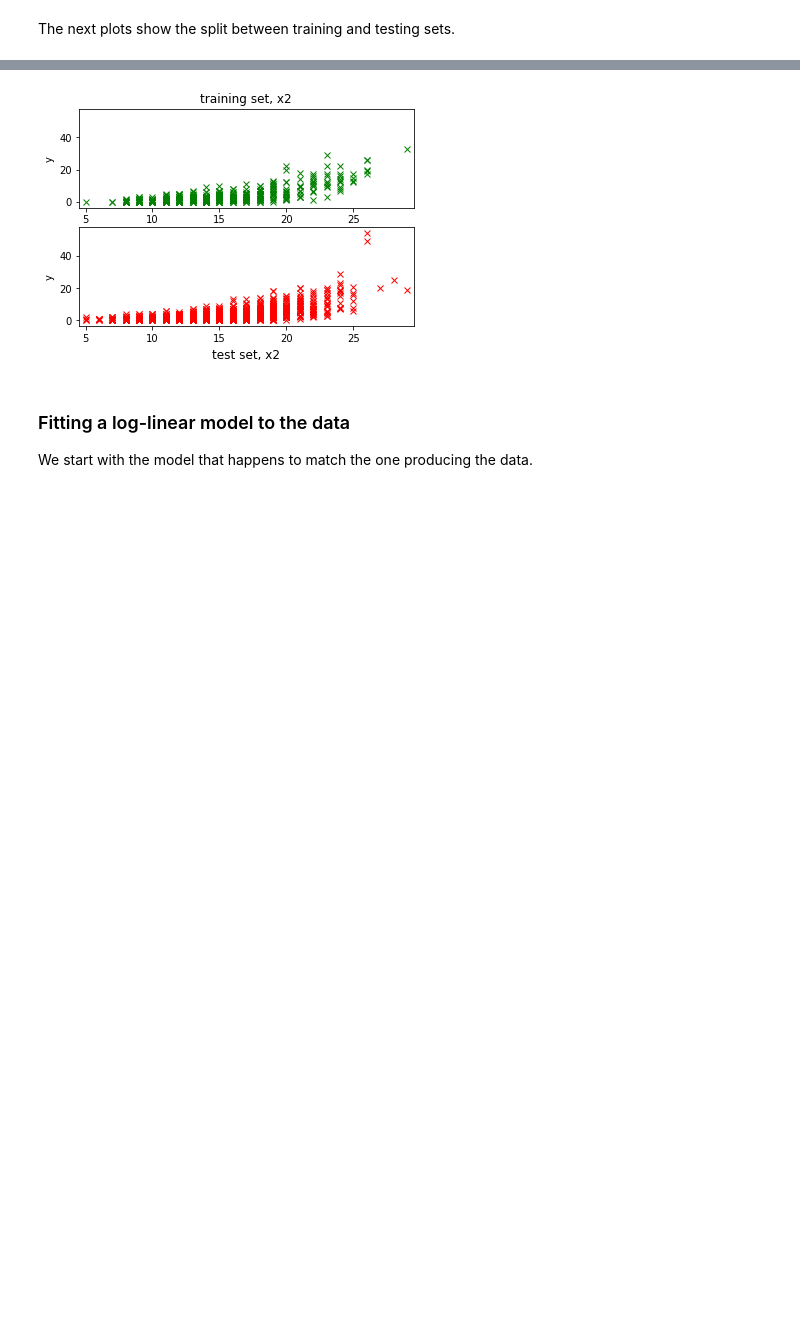
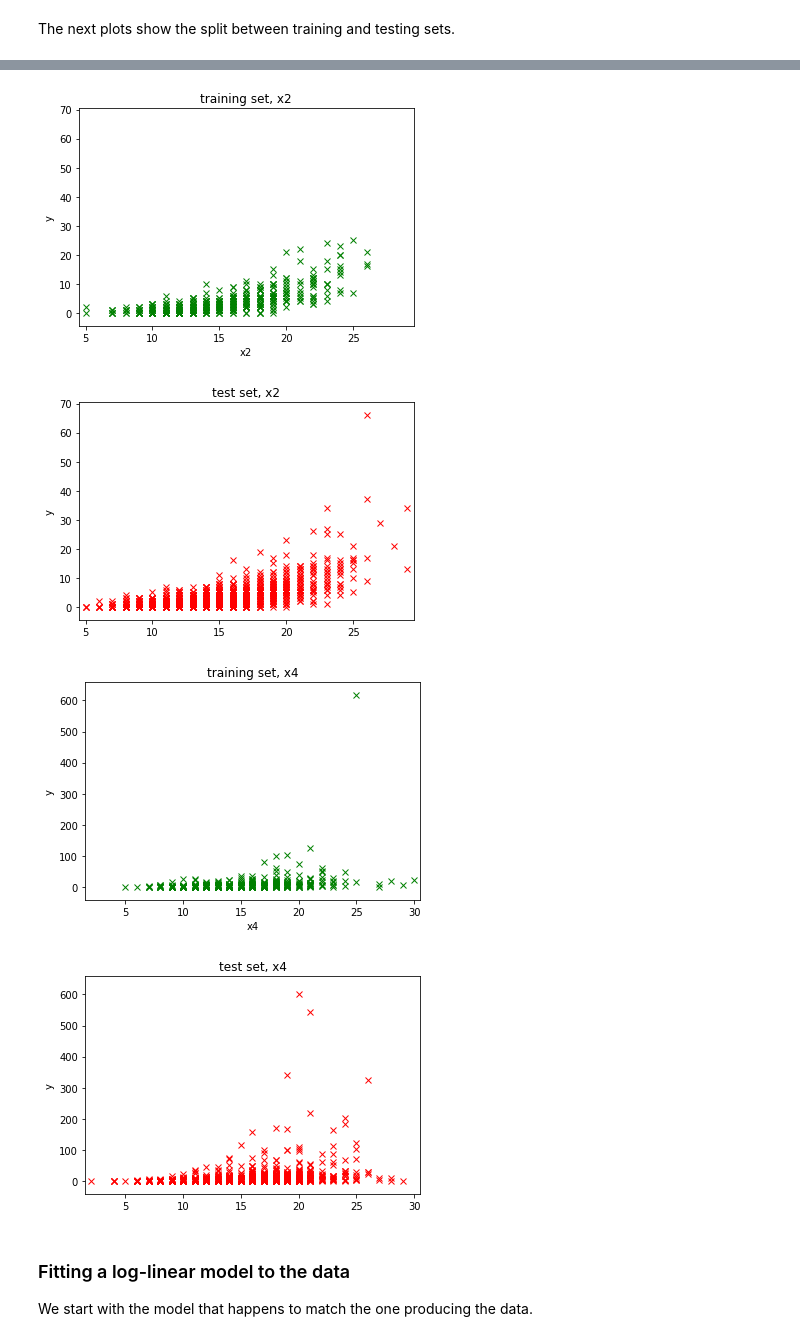
Before and after one commit to vuolankoinen/model-assumption-effects, a Jupyter notebook: simulate-log-linear-data.ipynb, the cells around one changed output, grey strips where cells are left out. Saved outputs shown, nothing was run; the diff lists cells and outputs as text; code cells hidden in the pictures; blank space fills up the shorter version.

```diff
--- a/simulate-log-linear-data.ipynb
+++ b/simulate-log-linear-data.ipynb
@@ -25,12 +25,19 @@ b0, b1, b2 = 0.1, -0.15, 0.2
 
 # Input variables
 np.random.seed(134)
+# narrower range
 x1 = np.random.normal(15,3, 4*samples)
 x2 = np.random.poisson(15, 4*samples)
 D = np.stack((x1,x2), axis=1)
 
+# wider range
+x3 = np.random.normal(15,9, 4*samples)
+x4 = np.random.poisson(15, 4*samples)
+D2 = np.stack((x3,x4), axis=1)
+
 # Output variables from log-linear model
 y = np.random.poisson([np.exp(b0+b1*x1[a]+b2*x2[a]) for a in range(4*samples)])
+y2 = np.random.poisson([np.exp(b0+b1*x3[a]+b2*x4[a]) for a in range(4*samples)])
 # %% [markdown]
 The following two plots show the simulated data, as output against each input variable. The continuous line shows the expectation level for the mean value of the other input parameter.
 # %%
@@ -51,5 +75,6 @@ plt.show()
 # %%
 train_X, test_X, train_y, test_y = skl.train_test_split(D, y, test_size=0.75)
+train_X2, test_X2, train_y2, test_y2 = skl.train_test_split(D2, y2, test_size=0.75)
 # %% [markdown]
 The next plots show the split between training and testing sets.
 # %%
@@ -72,20 +112,35 @@ plt.show()
 # %%
-plt.subplot(211)
 plt.plot(train_X[:,1],train_y, 'gx')
 plt.xlim(min(x2)-0.5, max(x2)+0.5)
 plt.ylim(min(y)-max(y)/15, max(y)+max(y)/15)
 plt.ylabel("y")
 plt.xlabel("x2")
 plt.title('training set, x2')
-plt.subplot(212)
+plt.show()
 plt.plot(test_X[:,1],test_y, 'rx')
 plt.xlim(min(x2)-0.5, max(x2)+0.5)
 plt.ylim(min(y)-max(y)/15, max(y)+max(y)/15)
 plt.ylabel("y")
-plt.title('test set, x2', y=-0.39)
+plt.title('test set, x2')
 plt.show()
+plt.plot(train_X2[:,1],train_y2, 'gx')
+plt.xlim(min(x4)-0.5, max(x4)+0.5)
+plt.ylim(min(y2)-max(y2)/15, max(y2)+max(y2)/15)
+plt.ylabel("y")
+plt.xlabel("x4")
+plt.title('training set, x4')
+plt.show()
+plt.plot(test_X2[:,1],test_y2, 'rx')
+plt.xlim(min(x4)-0.5, max(x4)+0.5)
+plt.ylim(min(y2)-max(y2)/15, max(y2)+max(y2)/15)
+plt.ylabel("y")
+plt.title('test set, x4')
+plt.show()
 # %% [output]
-[figure, old version]
+[figure, new version]
+[figure, added]
+[figure, added]
+[figure, added]
 # %% [markdown]
 ### Fitting a log-linear model to the data
 
```
Also changed, not shown: parts of 14 cells of this notebook, 1 other file.
